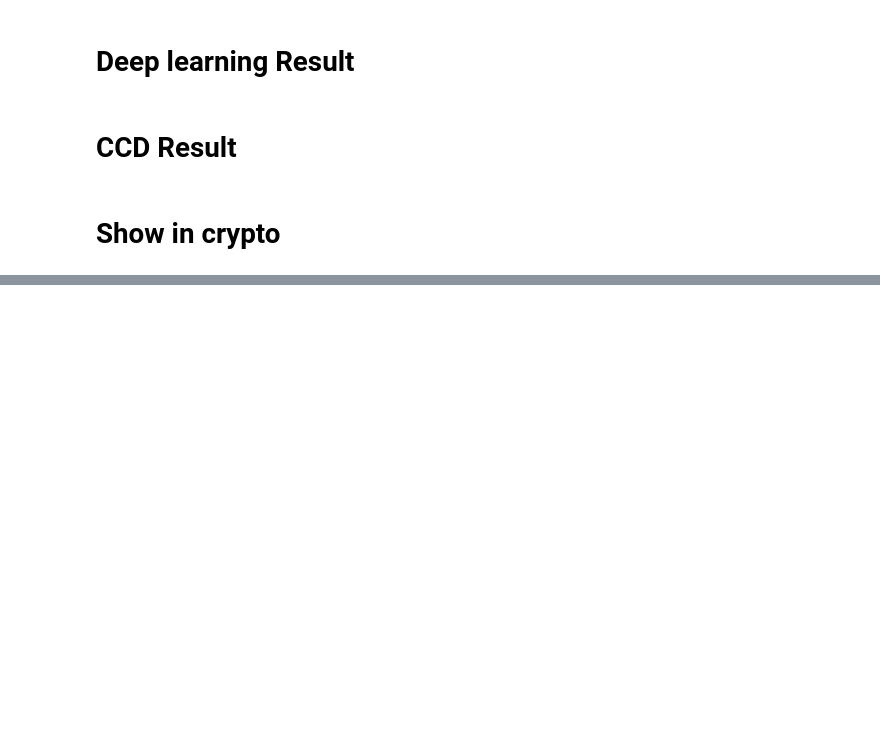
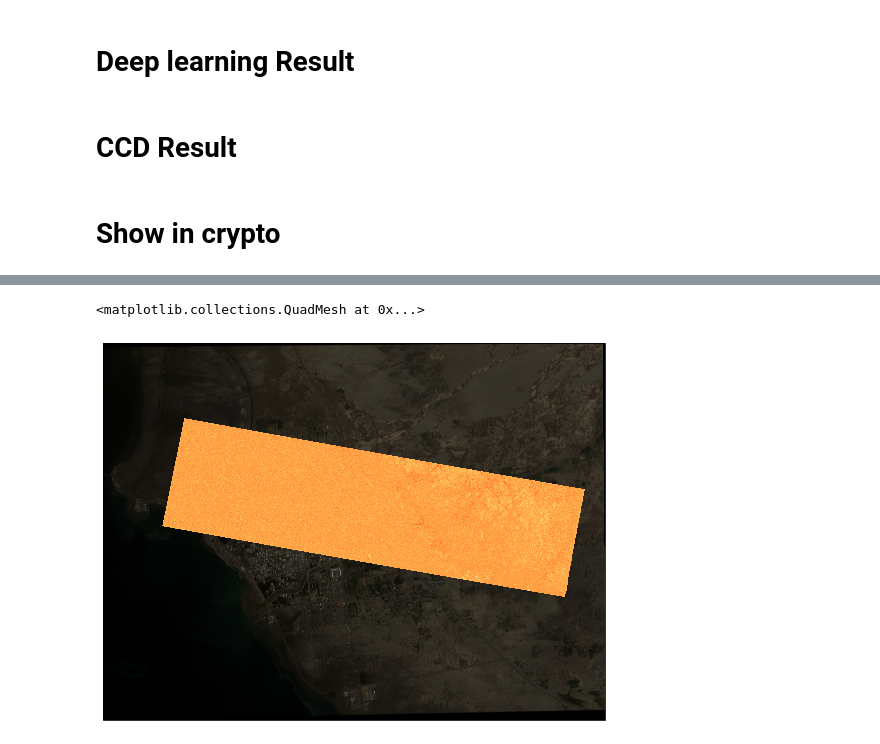
Before and after one commit to ReemAlshammari/DamageDetection, a Jupyter notebook: Show in cartopy.ipynb, the cells around one changed output, grey strips where cells are left out. Cells and saved outputs as stored; diff of their text form; code cells hidden in the pictures; blank space fills up the shorter version.

```diff
--- a/Show in cartopy.ipynb
+++ b/Show in cartopy.ipynb
@@ -170,0 +222,18 @@ ModuleNotFoundError: No module named 'owslib'
+# %%
+#"27Nov2018-001.tif"
+from osgeo import gdal, osr
+
+gdal.UseExceptions()
+
+
+fname = '27Nov2018-001.tif'
+
+ds = gdal.Open(fname)
+data = ds.ReadAsArray()
+gt = ds.GetGeoTransform()
+proj = ds.GetProjection()
+
+inproj = osr.SpatialReference()
+inproj.ImportFromWkt(proj)
+
+print(inproj)
@@ -170,0 +264,23 @@ ModuleNotFoundError: No module named 'owslib'
+# %%
+
+import matplotlib.pyplot as plt
+
+subplot_kw = dict(projection=ccrs.PlateCarree())
+fig, ax = plt.subplots(figsize=(9, 9), subplot_kw=subplot_kw)
+
+extent = (39, 41, 21, 19.5)
+
+img = ax.imshow(data[:3, :, :].transpose((1, 2, 0)), extent=extent,
+                origin='upper')
+
+#plt.imshow('myimage.png', extent=(x0, x1, y0, y1), zorder=10)
+
+#CCD_slice2 = np.ma.masked_array(CCD_slice, CCD_slice < 0.47)
+#cmap = plt.cm.Reds
+lat_arr_slice = np.flipud(lat_arr_slice)
+lon_arr_slice = np.flipud(lon_arr_slice)
+
+plt.pcolormesh(lon_arr_slice,lat_arr_slice,score_slice, cmap="YlOrRd") #vmin=-5, vmax=
+# %% [output]
+<matplotlib.collections.QuadMesh at 0x...>
+[figure, added]
```
Also changed, not shown: parts of 12 cells of this notebook.
